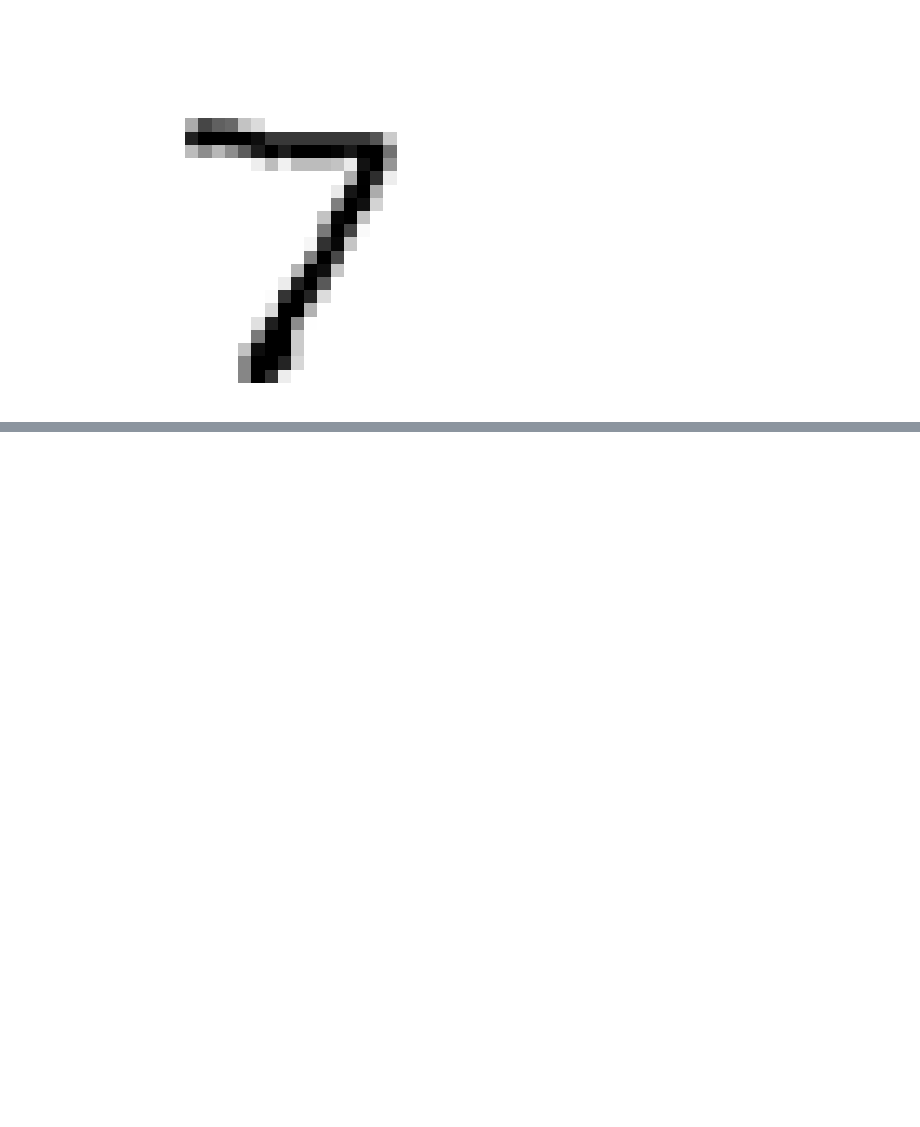
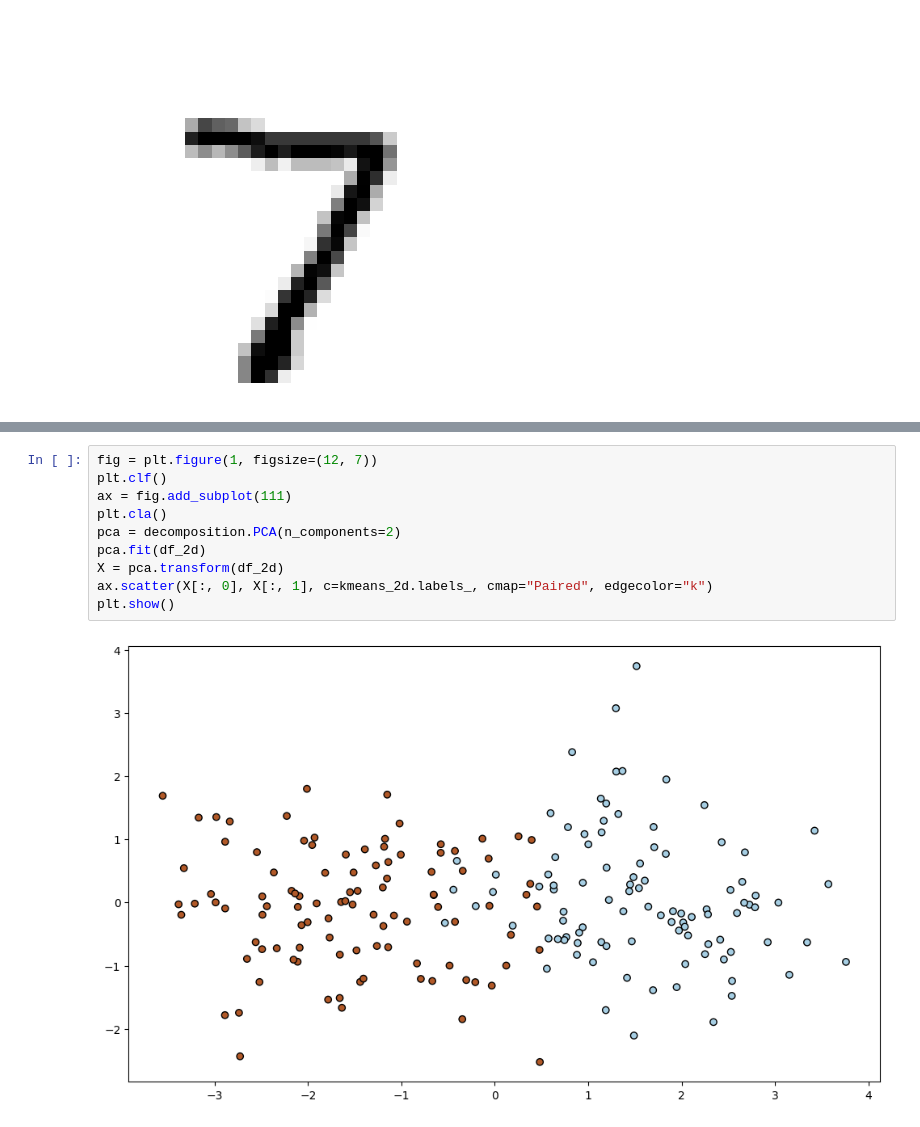
Before and after one commit to lexxai/goit_python_ds_hw_06, a Jupyter notebook: goit_python_ds_hw_06.ipynb, the cells around one changed output, grey strips where cells are left out. Drawn from its saved outputs; the diff is of its cells as text; blank space fills up the shorter version.

```diff
--- a/goit_python_ds_hw_06.ipynb
+++ b/goit_python_ds_hw_06.ipynb
@@ -278,0 +301,12 @@ array([[0., 0., 0., ..., 0., 0., 0.],
+# %%
+fig = plt.figure(1, figsize=(12, 7))
+plt.clf()
+ax = fig.add_subplot(111)
+plt.cla()
+pca = decomposition.PCA(n_components=2)
+pca.fit(df_2d)
+X = pca.transform(df_2d)
+ax.scatter(X[:, 0], X[:, 1], c=kmeans_2d.labels_, cmap="Paired", edgecolor="k")
+plt.show()
+# %% [output]
+[figure, added]
```
Also changed, not shown: parts of 19 cells of this notebook.
